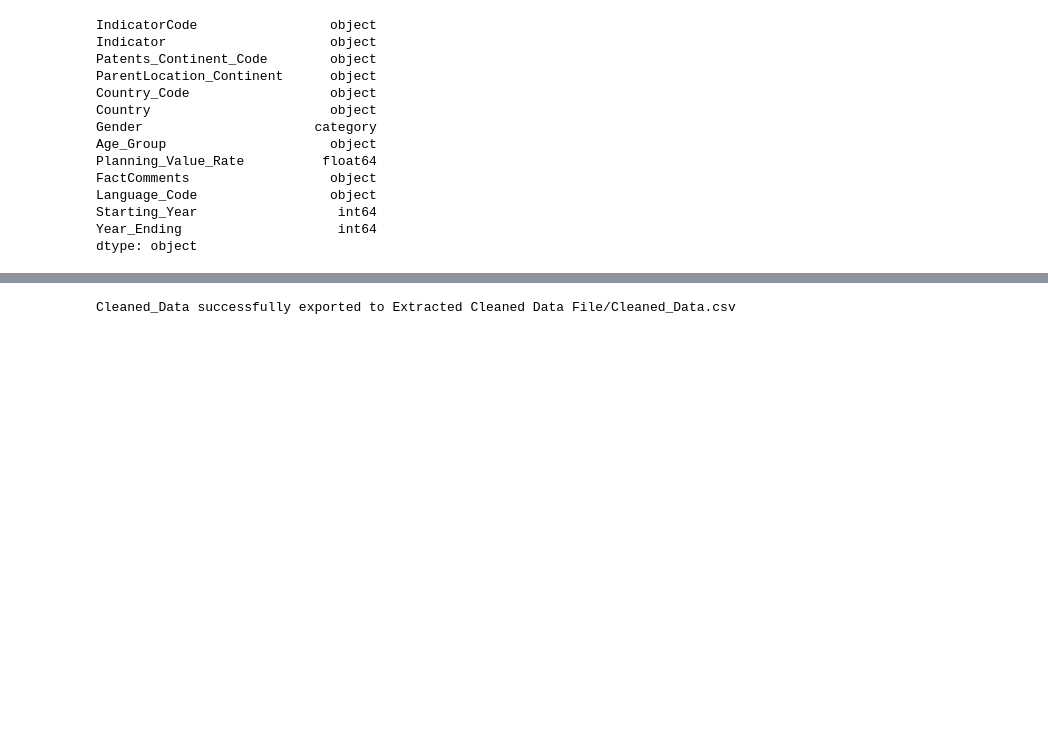
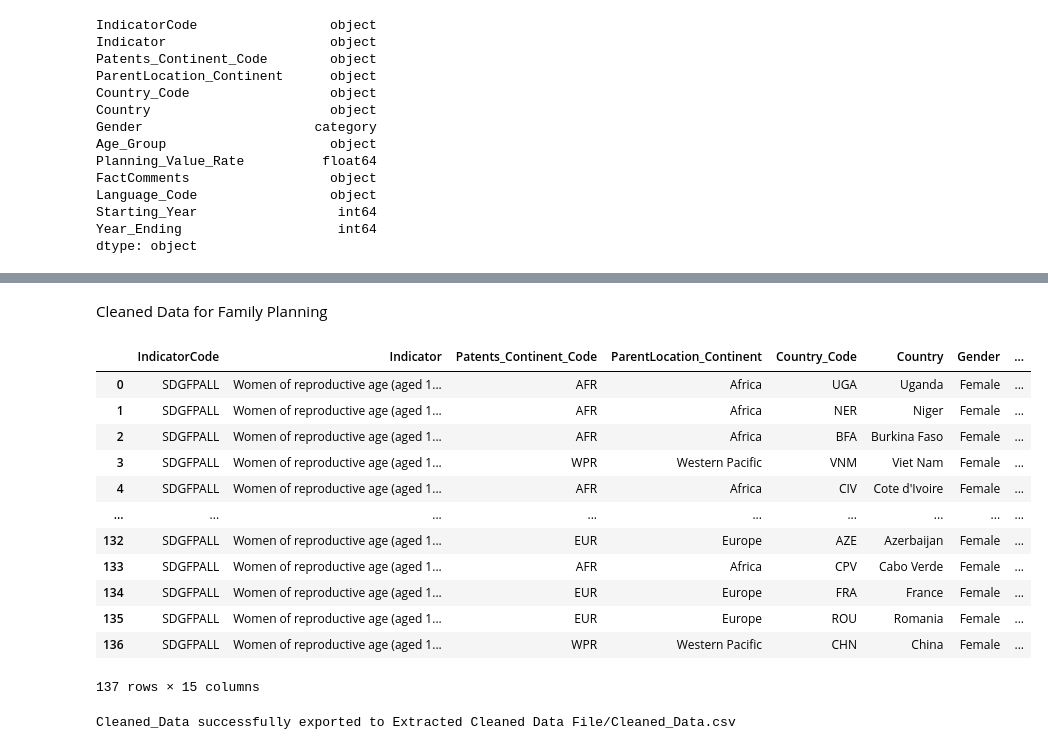
Before and after one commit to laurar9889/Project_3_Team_1, a Jupyter notebook: Modern Family Planning_Clean data file_Roshni.ipynb, the cells around one changed output, grey strips where cells are left out. Drawn from its saved outputs; the diff is of its cells as text; code cells hidden in the pictures; blank space fills up the shorter version.

```diff
--- a/Modern Family Planning_Clean data file_Roshni.ipynb
+++ b/Modern Family Planning_Clean data file_Roshni.ipynb
@@ -268,6 +290,7 @@ Cleaned_Data[Cleaned_Data['Year_Ending'].isna()==1]
 # %%
 #replacing null values by zero
-Cleaned_Data['Year_Ending'] = Cleaned_Data['Year_Ending'].fillna(0)
+#Cleaned_Data['Year_Ending'] = Cleaned_Data['Year_Ending'].fillna(0)
+Cleaned_Data['Year_Ending'] = Cleaned_Data['Year_Ending'].fillna(Cleaned_Data['Starting_Year'])
 Cleaned_Data.head(10)
 # %% [output]
 |  | IndicatorCode | Indicator | Patents_Continent_Code | ParentLocation_Continent | Country_Code | Country | Period | ... |
@@ -381,0 +413,4 @@ Cleaned_Data.head(10)
+# %%
+#Create a new column by merging Starting_Year and Year_Ending
+Cleaned_Data['Year_Group'] = Cleaned_Data['Starting_Year'].astype(str) + '-' + Cleaned_Data['Year_Ending'].astype(str)
+Cleaned_Data.head(5)
@@ -381,0 +435,27 @@ Cleaned_Data.head(10)
+# %%
+
+# Function to determine the range for each Year_Period
+def get_year_range(year_Group):
+    end_year = int(year_Group.split('-')[1])
+    if 2003 <= end_year <= 2005:
+        return '2003-2005'
+    elif 2006 <= end_year <= 2008:
+        return '2006-2008'
+    elif 2009 <= end_year <= 2011:
+        return '2009-2011'
+    elif 2012 <= end_year <= 2014:
+        return '2012-2014'
+    elif 2015 <= end_year <= 2017:
+        return '2015-2017'
+    elif 2018 <= end_year <= 2020:
+        return '2018-2020'
+    elif 2021 <= end_year <= 2023:
+        return '2021-2023'
+    else:
+        return 'Out of Range'
+
+# Apply the function to Year_Period
+Cleaned_Data['Year_Period_Range'] = Cleaned_Data['Year_Group'].apply(get_year_range)
+
+# Display the DataFrame with the new Year_Range column
+Cleaned_Data.head(5)
@@ -382,3 +488,21 @@ Cleaned_Data.head(10)
+# %% [markdown]
+Cleaned Data for Family Planning
+# %%
+Cleaned_Data
+# %% [output]
+|  | IndicatorCode | Indicator | Patents_Continent_Code | ParentLocation_Continent | Country_Code | Country | Gender | ... |
+| 0 | SDGFPALL | Women of reproductive age (aged 1... | AFR | Africa | UGA | Uganda | Female | ... |
+| 1 | SDGFPALL | Women of reproductive age (aged 1... | AFR | Africa | NER | Niger | Female | ... |
+| 2 | SDGFPALL | Women of reproductive age (aged 1... | AFR | Africa | BFA | Burkina Faso | Female | ... |
+| 3 | SDGFPALL | Women of reproductive age (aged 1... | WPR | Western Pacific | VNM | Viet Nam | Female | ... |
+| 4 | SDGFPALL | Women of reproductive age (aged 1... | AFR | Africa | CIV | Cote d'Ivoire | Female | ... |
+| ... | ... | ... | ... | ... | ... | ... | ... | ... |
+| 132 | SDGFPALL | Women of reproductive age (aged 1... | EUR | Europe | AZE | Azerbaijan | Female | ... |
+| 133 | SDGFPALL | Women of reproductive age (aged 1... | AFR | Africa | CPV | Cabo Verde | Female | ... |
+| 134 | SDGFPALL | Women of reproductive age (aged 1... | EUR | Europe | FRA | France | Female | ... |
+| 135 | SDGFPALL | Women of reproductive age (aged 1... | EUR | Europe | ROU | Romania | Female | ... |
+| 136 | SDGFPALL | Women of reproductive age (aged 1... | WPR | Western Pacific | CHN | China | Female | ... |
+137 rows × 15 columns
 # %%
 # Set the path to the resources folder to exctract CSV of Cleaned Data
 resources_path = "Extracted Cleaned Data File"
```
Also changed, not shown: parts of 19 cells of this notebook.
